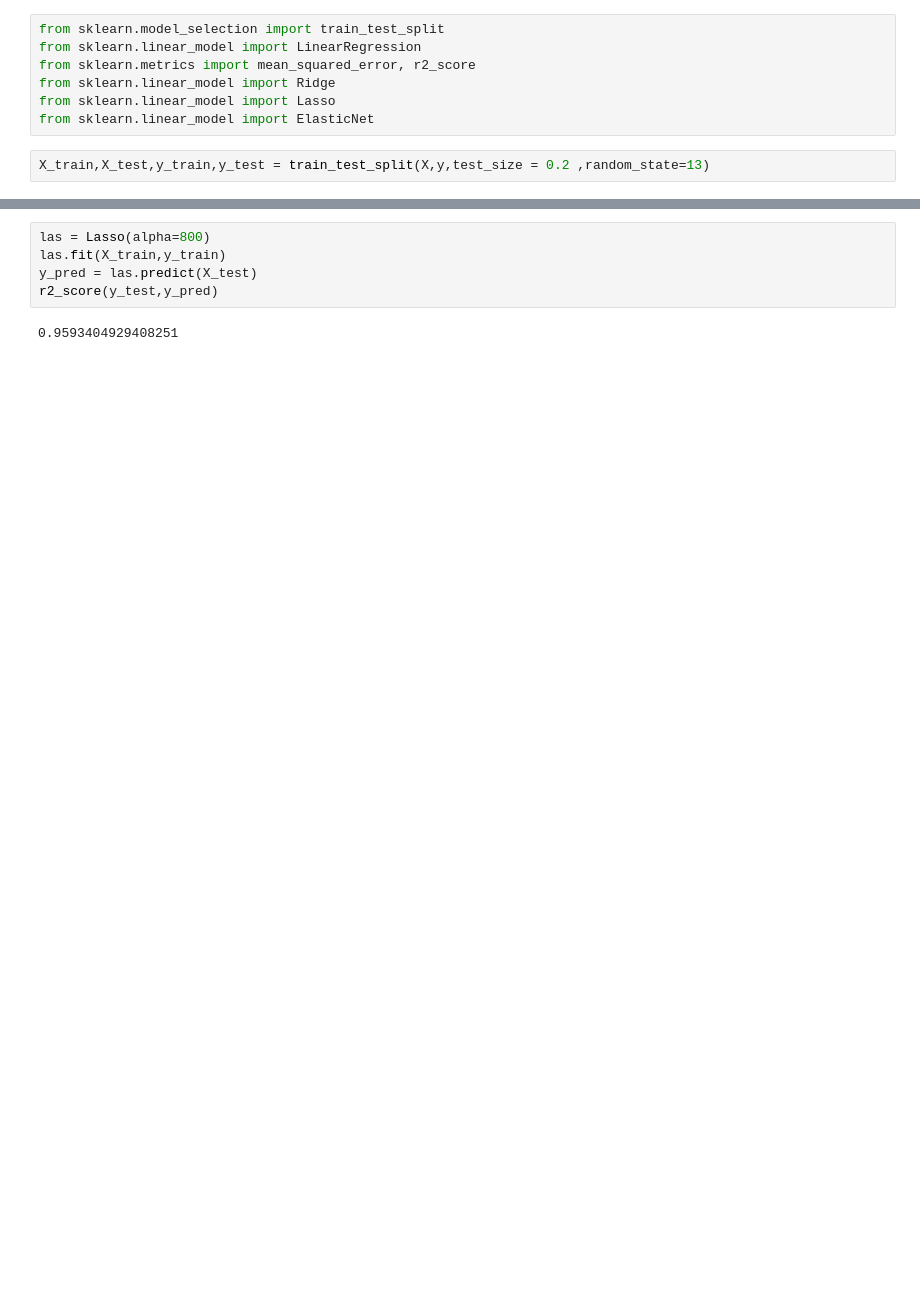
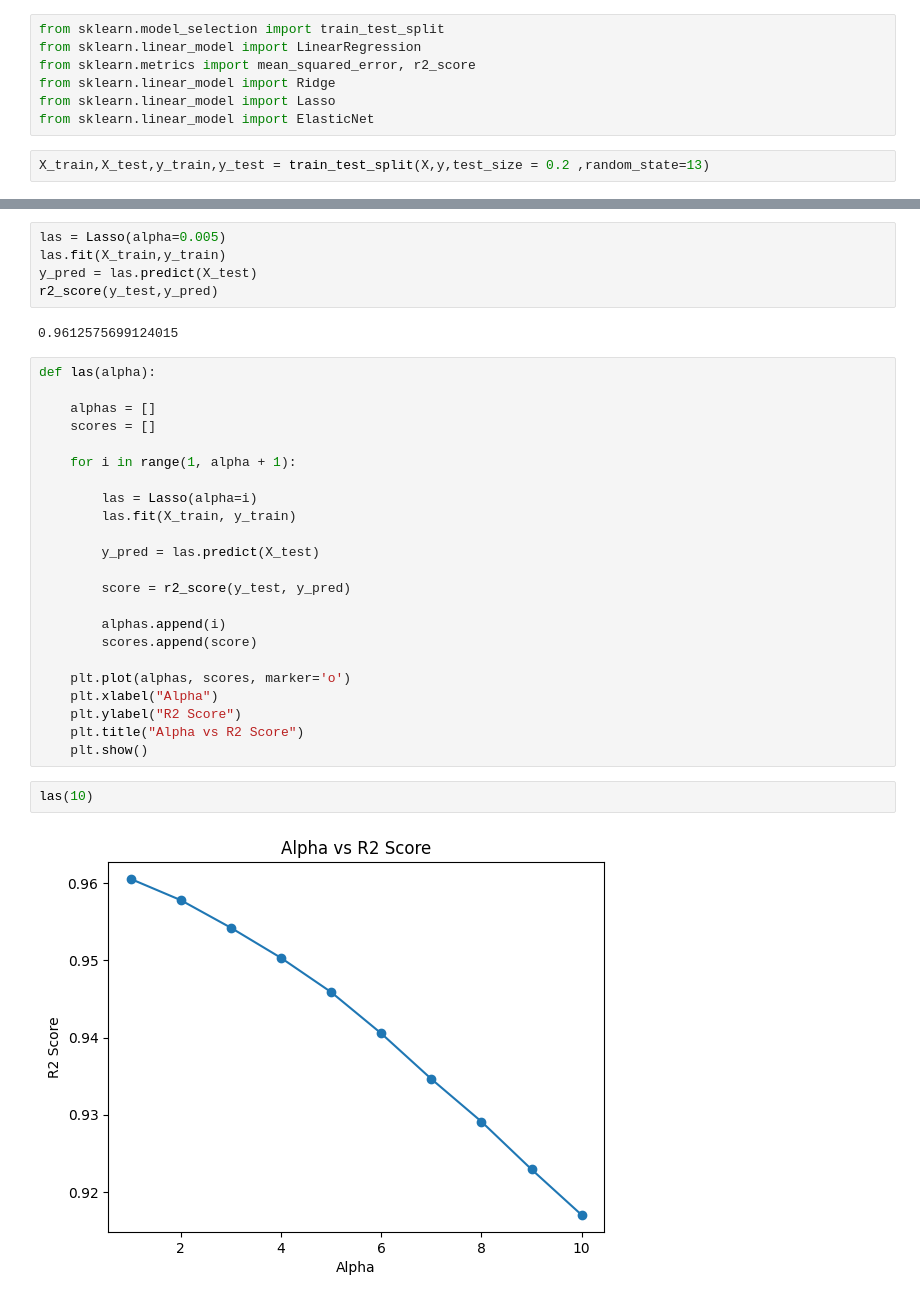
Before and after one commit to abhi01-sys/ML--Journey, a Jupyter notebook: Reg_practice.ipynb, the cells around one changed output, grey strips where cells are left out. Saved outputs shown, nothing was run; the diff lists cells and outputs as text; blank space fills up the shorter version.

```diff
--- a/Reg_practice.ipynb
+++ b/Reg_practice.ipynb
@@ -75,10 +59,37 @@ r2_score(y_test,y_pred)
 # %%
-las = Lasso(alpha=800)
+las = Lasso(alpha=0.005)
 las.fit(X_train,y_train)
 y_pred = las.predict(X_test)
 r2_score(y_test,y_pred)
 # %% [output]
-0.9593404929408251
+0.9612575699124015
+# %%
+def las(alpha):
+
+    alphas = []
+    scores = []
+
+    for i in range(1, alpha + 1):
+
+        las = Lasso(alpha=i)
+        las.fit(X_train, y_train)
+
+        y_pred = las.predict(X_test)
+
+        score = r2_score(y_test, y_pred)
+
+        alphas.append(i)
+        scores.append(score)
+
+    plt.plot(alphas, scores, marker='o')
+    plt.xlabel("Alpha")
+    plt.ylabel("R2 Score")
+    plt.title("Alpha vs R2 Score")
+    plt.show()
+# %%
+las(10)
+# %% [output]
+[figure, added]
 # %%
 Enet = ElasticNet(alpha=0.005,l1_ratio=0.254)
 Enet.fit(X_train,y_train)
```
Also changed, not shown: parts of 16 cells of this notebook.
